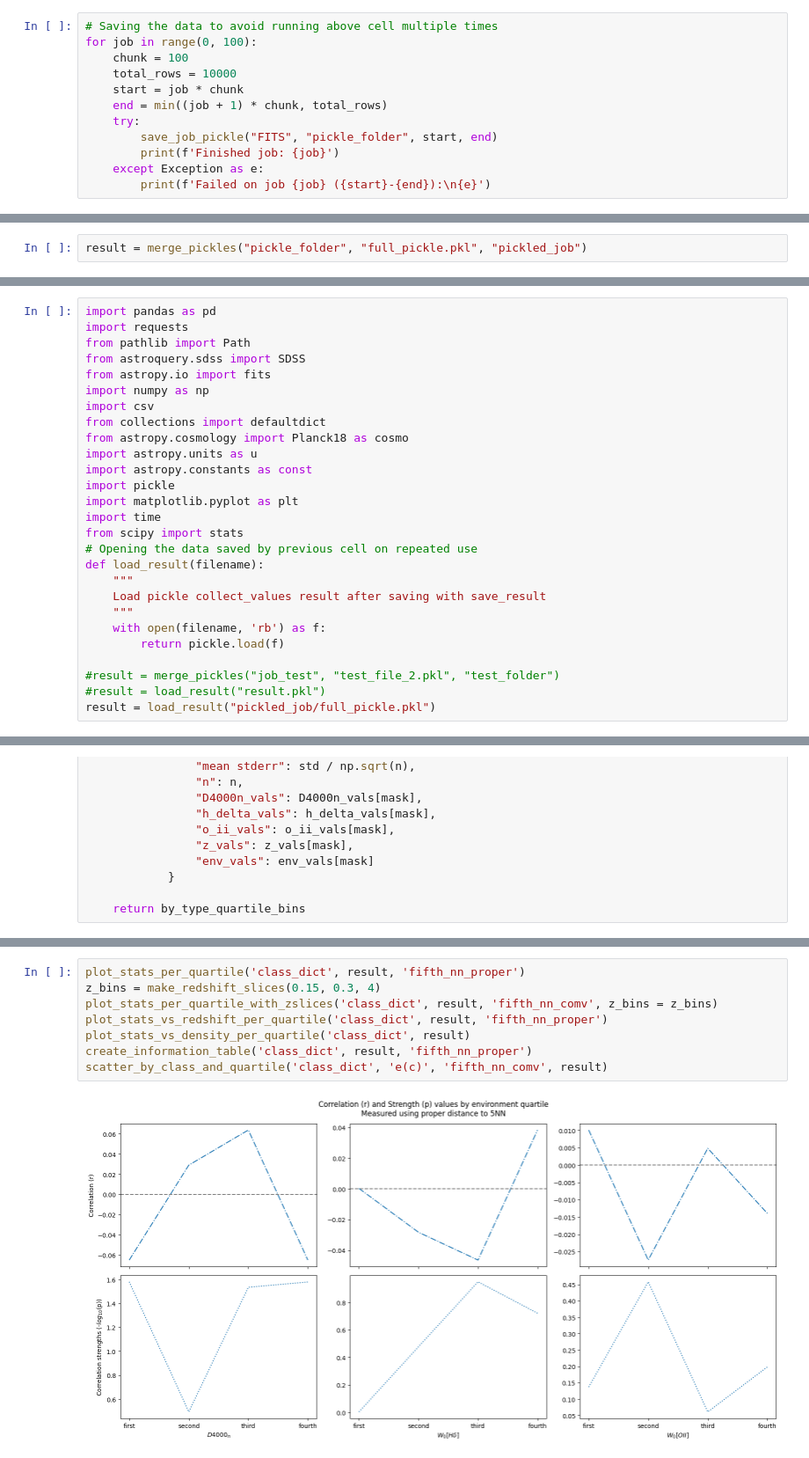
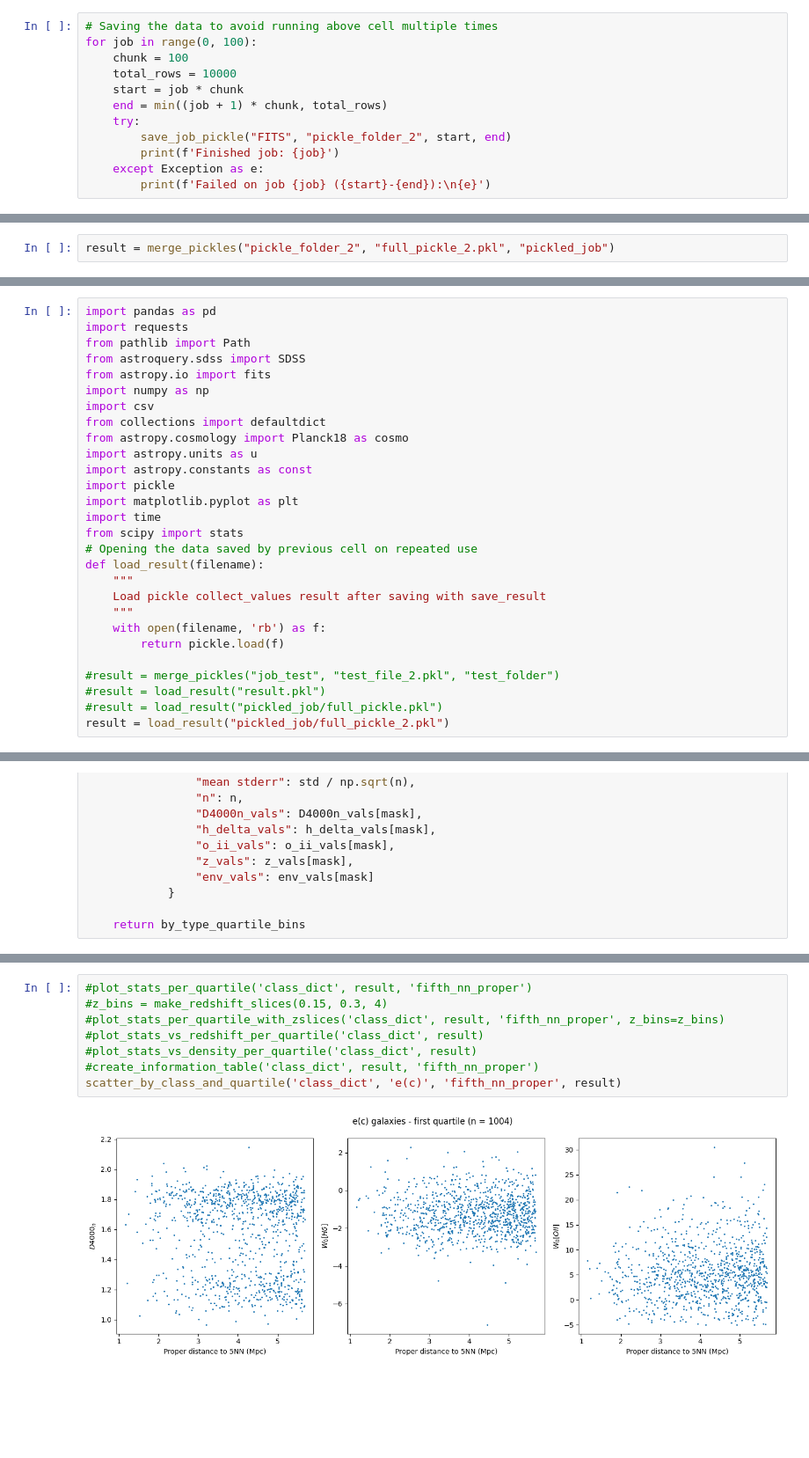
Before and after one commit to maraMaraschino/capstone-project, a Jupyter notebook: timescapes-notebook.ipynb, the cells around one changed output, grey strips where cells are left out. Shown at 88% size. Cells and saved outputs as stored; diff of their text form; blank space fills up the shorter version.

```diff
--- a/timescapes-notebook.ipynb
+++ b/timescapes-notebook.ipynb
@@ -942,7 +942,7 @@ for job in range(0, 100):
     start = job * chunk
     end = min((job + 1) * chunk, total_rows)
     try:
-        save_job_pickle("FITS", "pickle_folder", start, end)
+        save_job_pickle("FITS", "pickle_folder_2", start, end)
         print(f'Finished job: {job}')
     except Exception as e:
         print(f'Failed on job {job} ({start}-{end}):\n{e}')
@@ -965,7 +965,7 @@ Failed to find objid 1237664667890024462 in csv file (from spec-9609-58136-0273)
 Finished job: 98
 Finished job: 99
 # %%
-result = merge_pickles("pickle_folder", "full_pickle.pkl", "pickled_job")
+result = merge_pickles("pickle_folder_2", "full_pickle_2.pkl", "pickled_job")
 # %% [markdown]
 # Start from this cell after collecting values
 # %%
@@ -994,7 +994,8 @@ def load_result(filename):
 
 #result = merge_pickles("job_test", "test_file_2.pkl", "test_folder")
 #result = load_result("result.pkl")
-result = load_result("pickled_job/full_pickle.pkl")
+#result = load_result("pickled_job/full_pickle.pkl")
+result = load_result("pickled_job/full_pickle_2.pkl")
 # %% [markdown]
 # Analysis
 Now that all of this data has been collected, it is time to start doing the analysis. The first thing to do is to separate the galaxies into bins based on their general environment classes. Instead of going through the literature to more precisely define if a galaxy is in a void, cluster, or wall, the method here will be to split all data into quartiles. This will be done across each of the search radii to see if galaxies that are in locally dense environments have different signals than galaxies that are in more generally dense environments. The first plots will be to show the distribution of these bins with x-axes of number density in the search radius and y-axes of the age indicators $D4000_n$ and $H\delta$. Then, plots will be made to show the distribution of environment by galaxy class or shape to visualize which galaxy classes/shapes are more likely to be in dense or underdense regions.
@@ -2025,10 +2024,10 @@ def scatter_by_class_and_quartile(dict_key, type_key, env_key, result, radius_in
 # %%
-plot_stats_per_quartile('class_dict', result, 'fifth_nn_proper')
-z_bins = make_redshift_slices(0.15, 0.3, 4)
-plot_stats_per_quartile_with_zslices('class_dict', result, 'fifth_nn_comv', z_bins = z_bins)
-plot_stats_vs_redshift_per_quartile('class_dict', result, 'fifth_nn_proper')
-plot_stats_vs_density_per_quartile('class_dict', result)
-create_information_table('class_dict', result, 'fifth_nn_proper')
-scatter_by_class_and_quartile('class_dict', 'e(c)', 'fifth_nn_comv', result)
+#plot_stats_per_quartile('class_dict', result, 'fifth_nn_proper')
+#z_bins = make_redshift_slices(0.15, 0.3, 4)
+#plot_stats_per_quartile_with_zslices('class_dict', result, 'fifth_nn_proper', z_bins=z_bins)
+#plot_stats_vs_redshift_per_quartile('class_dict', result)
+#plot_stats_vs_density_per_quartile('class_dict', result)
+#create_information_table('class_dict', result, 'fifth_nn_proper')
+scatter_by_class_and_quartile('class_dict', 'e(c)', 'fifth_nn_proper', result)
 # %% [output]
-[figure, old version]
+[figure, new version]
```
Also changed, not shown: parts of 4 cells of this notebook, 3 other files.
